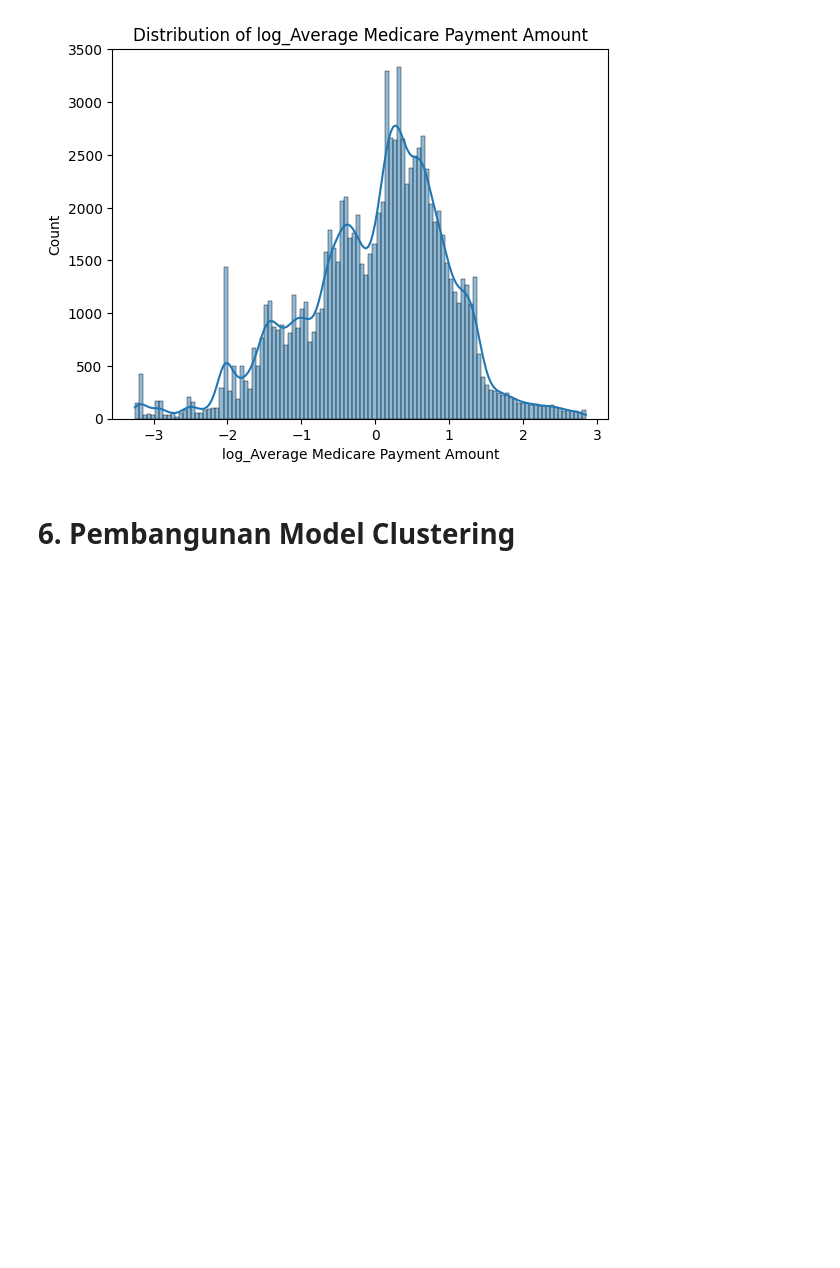
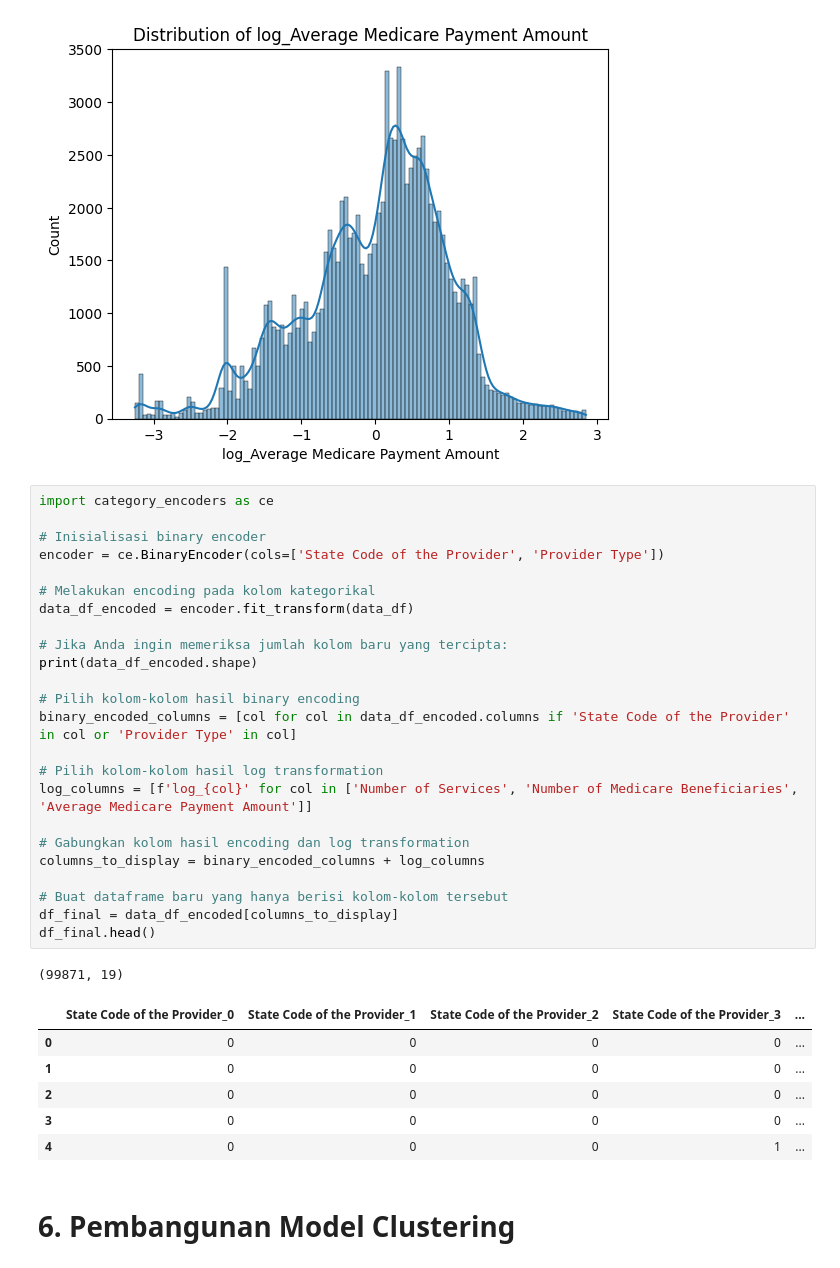
Before and after one commit to ngaeninurul/healthcare_providers_clustering, a Jupyter notebook: [Clustering]_Submission_Akhir_BMLP_Nurul_Ngaeni.ipynb, the cells around one changed output. Saved outputs shown, nothing was run; the diff lists cells and outputs as text; blank space fills up the shorter version.

```diff
--- a/[Clustering]_Submission_Akhir_BMLP_Nurul_Ngaeni.ipynb
+++ b/[Clustering]_Submission_Akhir_BMLP_Nurul_Ngaeni.ipynb
@@ -441,6 +441,38 @@ for col in transformed_columns:
 [figure]
 [figure]
 [figure]
+# %%
+import category_encoders as ce
+
+# Inisialisasi binary encoder
+encoder = ce.BinaryEncoder(cols=['State Code of the Provider', 'Provider Type'])
+
+# Melakukan encoding pada kolom kategorikal
+data_df_encoded = encoder.fit_transform(data_df)
+
+# Jika Anda ingin memeriksa jumlah kolom baru yang tercipta:
+print(data_df_encoded.shape)
+
+# Pilih kolom-kolom hasil binary encoding
+binary_encoded_columns = [col for col in data_df_encoded.columns if 'State Code of the Provider' in col or 'Provider Type' in col]
+
+# Pilih kolom-kolom hasil log transformation
+log_columns = [f'log_{col}' for col in ['Number of Services', 'Number of Medicare Beneficiaries', 'Average Medicare Payment Amount']]
+
+# Gabungkan kolom hasil encoding dan log transformation
+columns_to_display = binary_encoded_columns + log_columns
+
+# Buat dataframe baru yang hanya berisi kolom-kolom tersebut
+df_final = data_df_encoded[columns_to_display]
+df_final.head()
+# %% [output]
+(99871, 19)
+|  | State Code of the Provider_0 | State Code of the Provider_1 | State Code of the Provider_2 | State Code of the Provider_3 | ... |
+| 0 | 0 | 0 | 0 | 0 | ... |
+| 1 | 0 | 0 | 0 | 0 | ... |
+| 2 | 0 | 0 | 0 | 0 | ... |
+| 3 | 0 | 0 | 0 | 0 | ... |
+| 4 | 0 | 0 | 0 | 1 | ... |
 # %% [markdown]
 # **6. Pembangunan Model Clustering**
 # %% [markdown]
```
Also changed, not shown: parts of 9 cells of this notebook.
